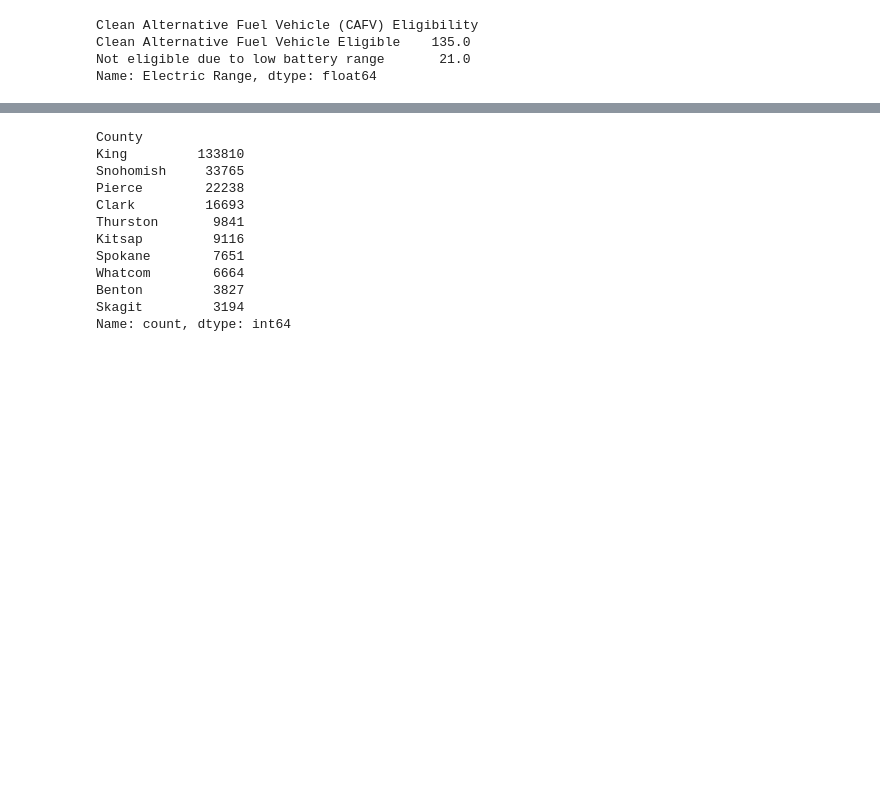
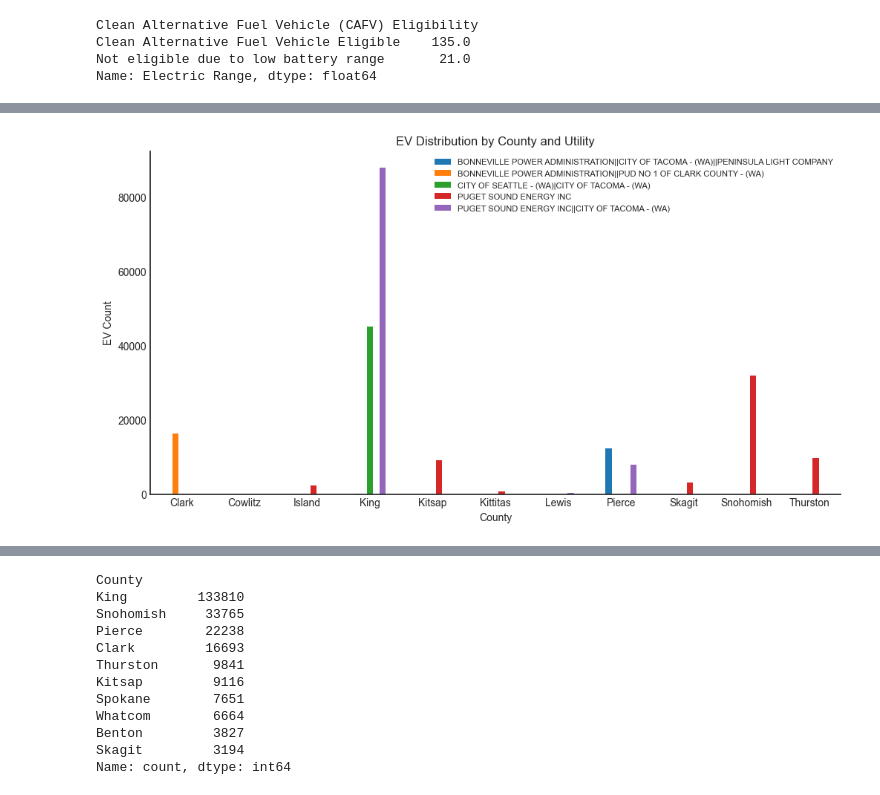
Before and after one commit to nawarfathi/electric-vehicle-analysis1, a Jupyter notebook: EV.ipynb, the cells around one changed output, grey strips where cells are left out. Saved outputs shown, nothing was run; the diff lists cells and outputs as text; code cells hidden in the pictures; blank space fills up the shorter version.

```diff
--- a/EV.ipynb
+++ b/EV.ipynb
@@ -1674,0 +1734,8 @@ Name: Electric Range, dtype: float64
+# %%
+utility_county = (
+    df.groupby(['Electric Utility','County'])
+    .size()
+    .reset_index(name='Count')
+)
+
+utility_county.head().sort_values(ascending=False,by='Count')
@@ -1674,0 +1749,24 @@ Name: Electric Range, dtype: float64
+# %%
+top_utilities = df['Electric Utility'].value_counts().head(5).index
+
+utility_county_top = utility_county[
+    utility_county['Electric Utility'].isin(top_utilities)
+]
+
+pivot_uc = utility_county_top.pivot(
+    index='County',
+    columns='Electric Utility',
+    values='Count'
+)
+
+pivot_uc.plot(kind='bar', figsize=(12,6))
+ax = plt.gca()
+ax.spines['top'].set_visible(False)
+ax.spines['right'].set_visible(False)
+plt.title('EV Distribution by County and Utility')
+plt.ylabel('EV Count')
+plt.xticks(rotation=0)
+plt.legend(fontsize=8)
+plt.show()
+# %% [output]
+[figure, added]
```
Also changed, not shown: parts of 8 cells of this notebook.
